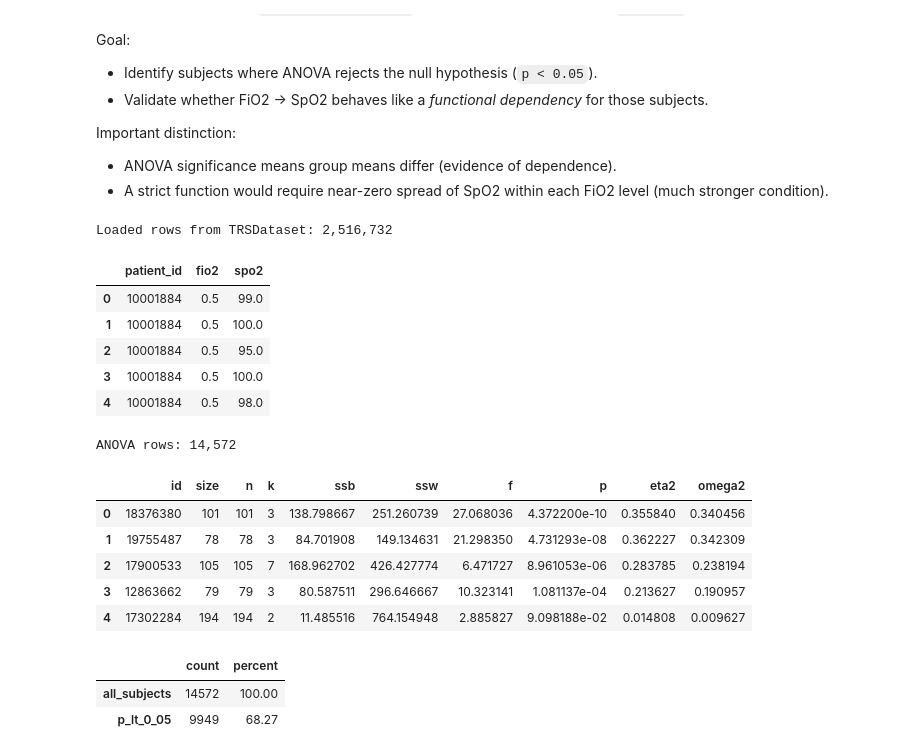
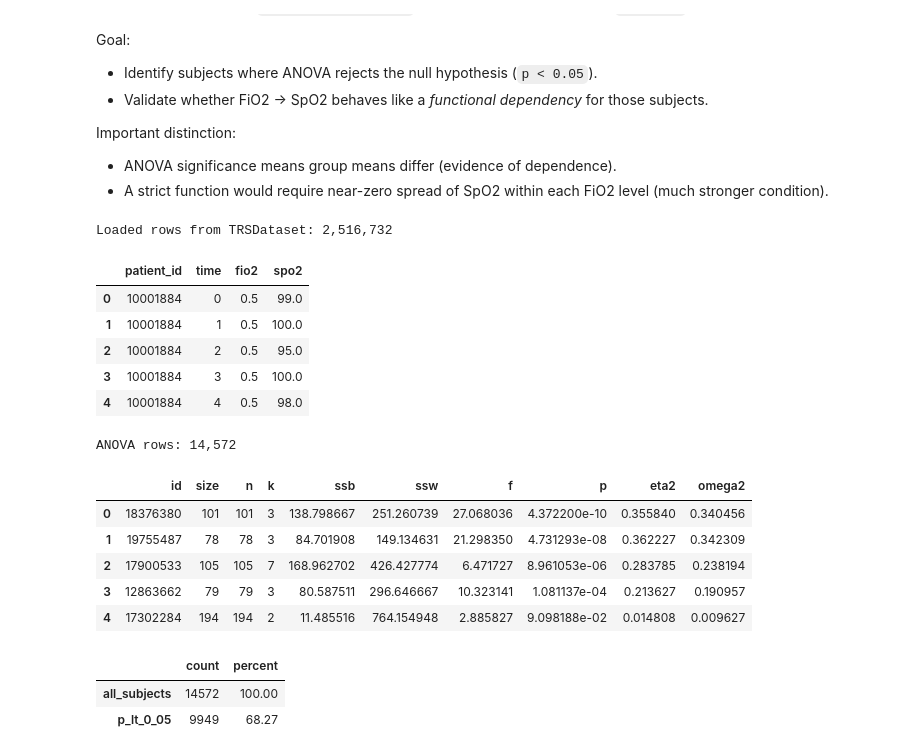
Before and after one commit to ua-code-dragon/respiroscope, a Jupyter notebook: anova_eda.ipynb, the cells around one changed output. Saved outputs shown, nothing was run; the diff lists cells and outputs as text; code cells hidden in the pictures.

```diff
--- a/anova_eda.ipynb
+++ b/anova_eda.ipynb
@@ -23,34 +23,34 @@ pd.set_option('display.max_rows', 100)
 # %%
 anova_path = Path('work') / 'stat_anova.csv'
 stat_root = Path('work') / 'stat'
 
 if not stat_root.exists():
     raise FileNotFoundError(f'Missing directory: {stat_root.resolve()}')
 
 
 loader = TRSDataset(data_dir=stat_root, cache_dir='.')
 trs = loader.load_all(max_workers=8, use_cache=True)
 trs['patient_id'] = trs['patient_id'].astype(str)
-trs = trs[['patient_id', 'FiO2', 'SpO2']].rename(columns={'FiO2': 'fio2', 'SpO2': 'spo2'})
+trs = trs[['patient_id', 'time', 'FiO2', 'SpO2']].rename(columns={'FiO2': 'fio2', 'SpO2': 'spo2'})
 trs = trs.dropna(subset=['patient_id', 'fio2', 'spo2']).copy()
 
 print(f'Loaded rows from TRSDataset: {len(trs):,}')
 display(trs.head())
 
 if not anova_path.exists():
     raise FileNotFoundError(f'Missing file: {anova_path.resolve()}')
 anova = pd.read_csv(anova_path)
 anova['id'] = anova['id'].astype(str)
 print(f'ANOVA rows: {len(anova):,}')
 display(anova.head())
 # %% [output]
 Loaded rows from TRSDataset: 2,516,732
-|  | patient_id | fio2 | spo2 |
-| 0 | 10001884 | 0.5 | 99.0 |
-| 1 | 10001884 | 0.5 | 100.0 |
-| 2 | 10001884 | 0.5 | 95.0 |
-| 3 | 10001884 | 0.5 | 100.0 |
-| 4 | 10001884 | 0.5 | 98.0 |
+|  | patient_id | time | fio2 | spo2 |
+| 0 | 10001884 | 0 | 0.5 | 99.0 |
+| 1 | 10001884 | 1 | 0.5 | 100.0 |
+| 2 | 10001884 | 2 | 0.5 | 95.0 |
+| 3 | 10001884 | 3 | 0.5 | 100.0 |
+| 4 | 10001884 | 4 | 0.5 | 98.0 |
 ANOVA rows: 14,572
 |  | id | size | n | k | ssb | ssw | f | p | eta2 | omega2 |
 | 0 | 18376380 | 101 | 101 | 3 | 138.798667 | 251.260739 | 27.068036 | 4.372200e-10 | 0.355840 | 0.340456 |
```
Also changed, not shown: parts of 10 cells of this notebook, 1 other file.
